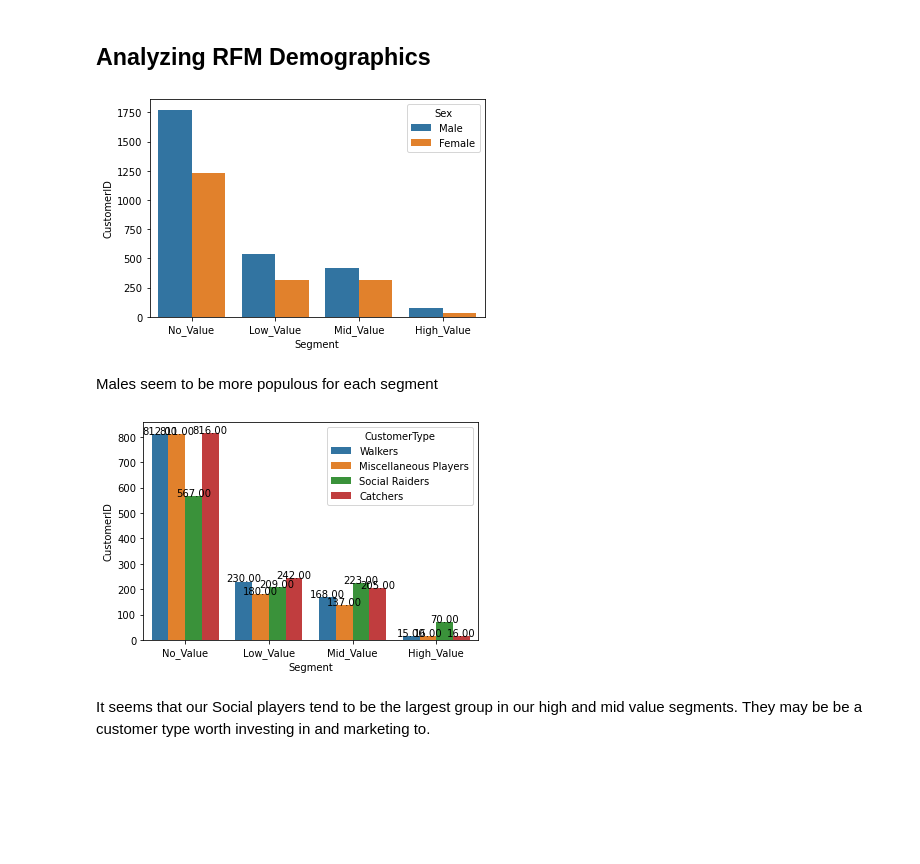
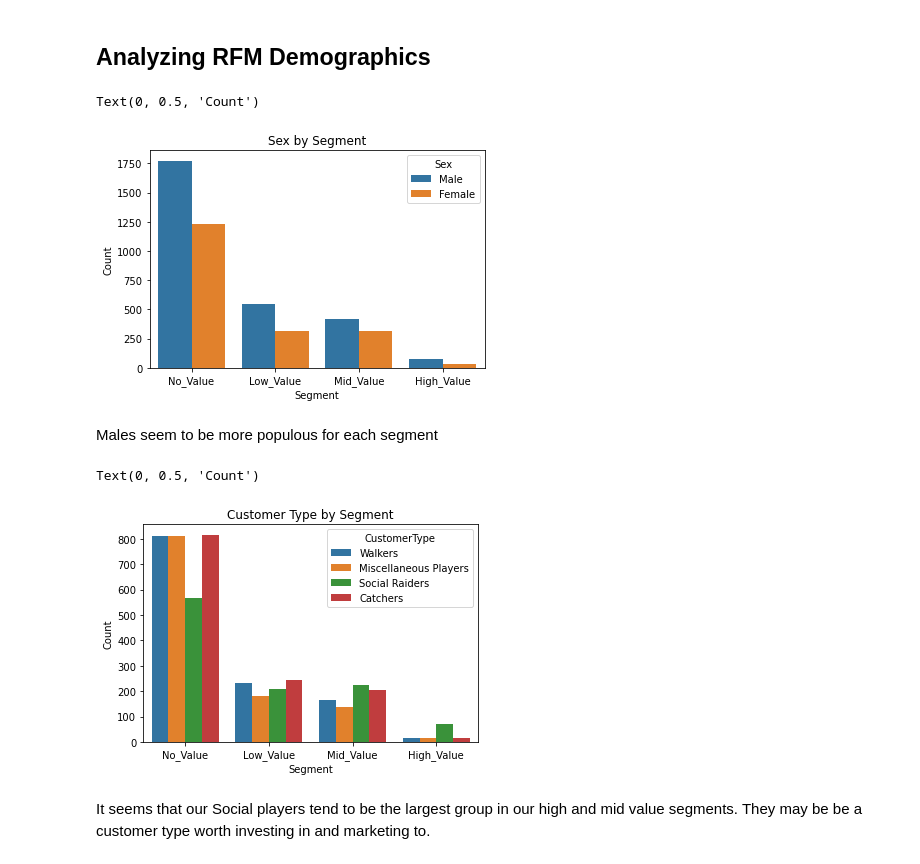
Before and after one commit to mroumelis/Springboard, a Jupyter notebook: PokemonGo Customer Analysis/PredictingChurn.ipynb, the cells around one changed output. Saved outputs shown, nothing was run; the diff lists cells and outputs as text; code cells hidden in the pictures; blank space fills up the shorter version.

```diff
--- a/PokemonGo Customer Analysis/PredictingChurn.ipynb
+++ b/PokemonGo Customer Analysis/PredictingChurn.ipynb
@@ -588,13 +588,17 @@ def show_values_on_bars(axs):
 # %%
 df_plot = summer_users.groupby(['Segment','Sex']).count()
 df_plot.reset_index(level=0, inplace=True)
 df_plot.reset_index(level=0, inplace=True)
 df_plot.loc[df_plot.Sex== 0,'Sex'] = 'Male'
 df_plot.loc[df_plot.Sex==1,'Sex'] = 'Female'
 
 ax = sns.barplot(x='Segment', y="CustomerID", hue="Sex", data=df_plot, order=['No_Value','Low_Value','Mid_Value','High_Value'])
+
+ax.set_title("Sex by Segment")
+ax.set_ylabel("Count")
 # %% [output]
+Text(0, 0.5, 'Count')
-[figure, old version]
+[figure, new version]
 # %% [markdown]
 Males seem to be more populous for each segment
 # %%
@@ -606,10 +610,12 @@ df_plot.loc[df_plot.CustomerType== 4,'CustomerType'] = 'Catchers'
 
 ax = sns.barplot(x="Segment", y="CustomerID", data=df_plot, hue="CustomerType", order=['No_Value','Low_Value','Mid_Value','High_Value'])
 
-
-show_values_on_bars(ax)
+ax.set_title("Customer Type by Segment")
+ax.set_ylabel("Count")
+#show_values_on_bars(ax)
 # %% [output]
+Text(0, 0.5, 'Count')
-[figure, old version]
+[figure, new version]
 # %% [markdown]
 It seems that our Social players tend to be the largest group in our high and mid value segments. They may be be a customer type worth investing in and marketing to.
 # %% [markdown]
```
Also changed, not shown: parts of 41 cells of this notebook.
